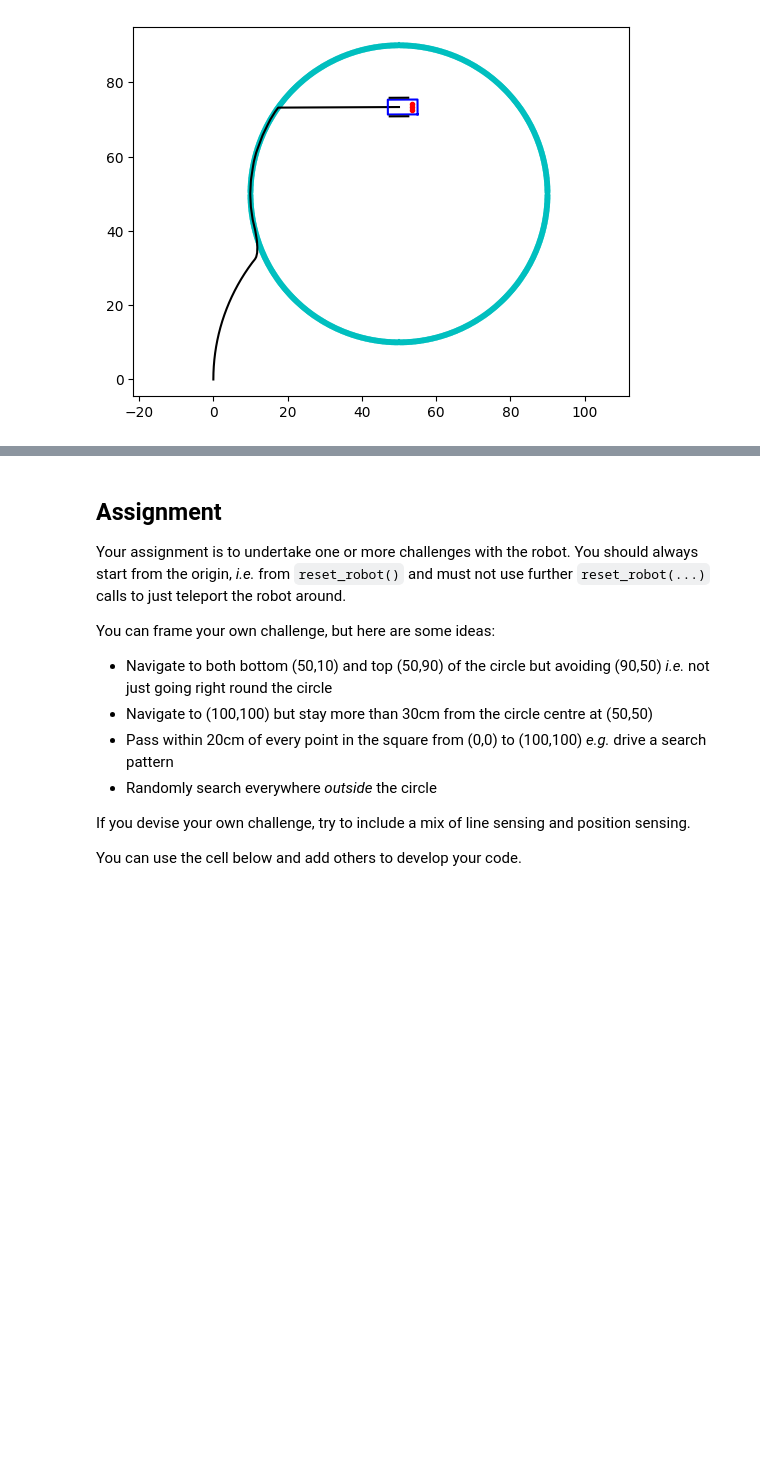
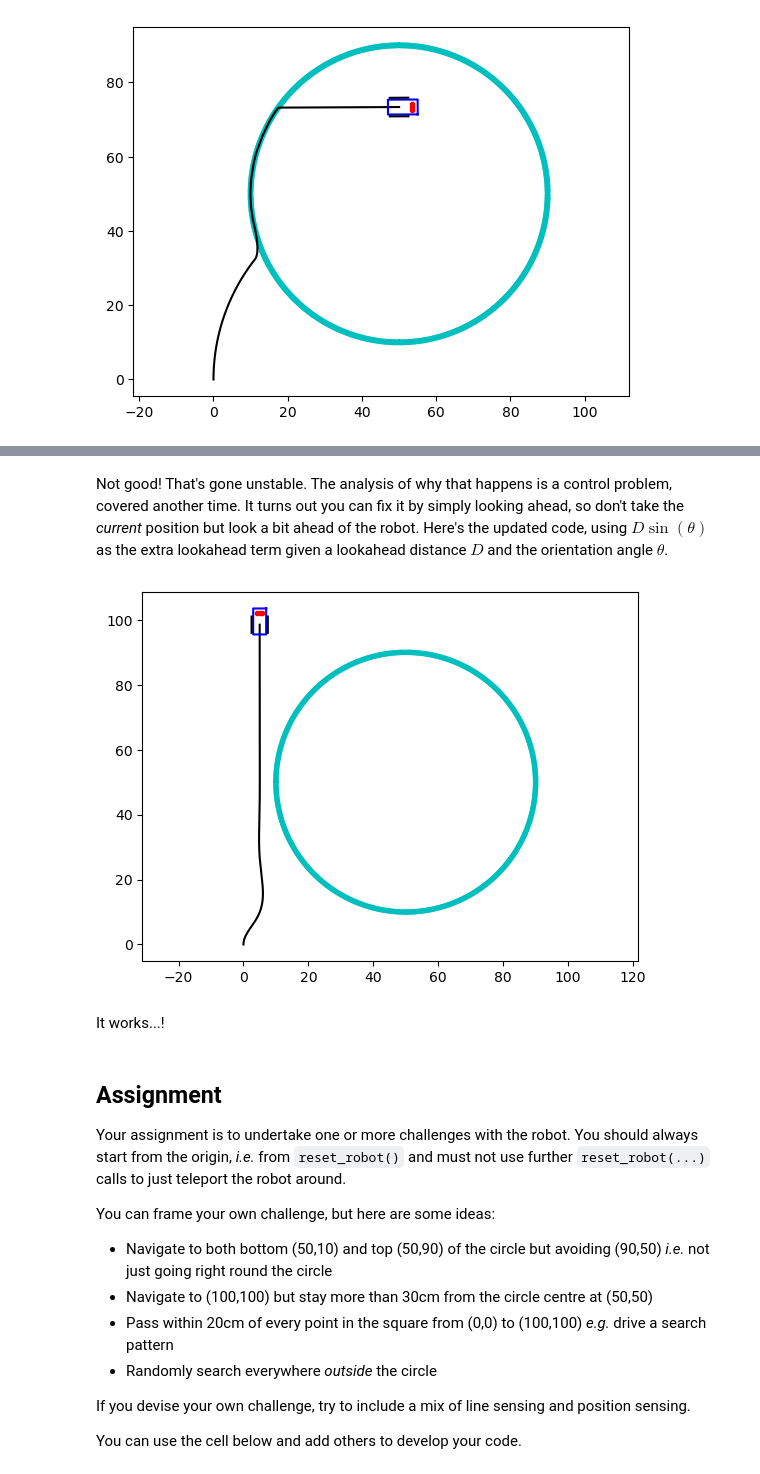
Before and after one commit to engmaths/SEMT10002_2024, a Jupyter notebook: consolidation_exercises/Week_05_robot/week_05_consolidation_robots.ipynb, the cells around one changed output, grey strips where cells are left out. Drawn from its saved outputs; the diff is of its cells as text; code cells hidden in the pictures; blank space fills up the shorter version.

Commit message:
Added control example

```diff
--- a/consolidation_exercises/Week_05_robot/week_05_consolidation_robots.ipynb
+++ b/consolidation_exercises/Week_05_robot/week_05_consolidation_robots.ipynb
@@ -181,3 +196,21 @@ Should be at 50,75
+# %% [markdown]
+Not good!  That's gone unstable.  The analysis of why that happens is a control problem, covered another time.  It turns out you can fix it by simply looking ahead, so don't take the _current_ position but look a bit ahead of the robot.  Here's the updated code, using $D\sin(\theta)$ as the extra lookahead term given a lookahead distance $D$ and the orientation angle $\theta$.
+# %%
+from math import sin
+reset_robot()
+target_x = 5.0
+gain = 0.1
+look_ahead = 5.0
+for ii in range(100):
+    look_ahead_x = position_x() + look_ahead*(sin(orientation()))
+    error_x = target_x - look_ahead_x
+    steer = gain*error_x
+    drive(1.0+steer,1.0-steer)
+plot_path()
+# %% [output]
+[figure, added]
+# %% [markdown]
+It works...!
 # %% [markdown]
 ## Assignment
 
```
Also changed, not shown: parts of 2 cells of this notebook.
